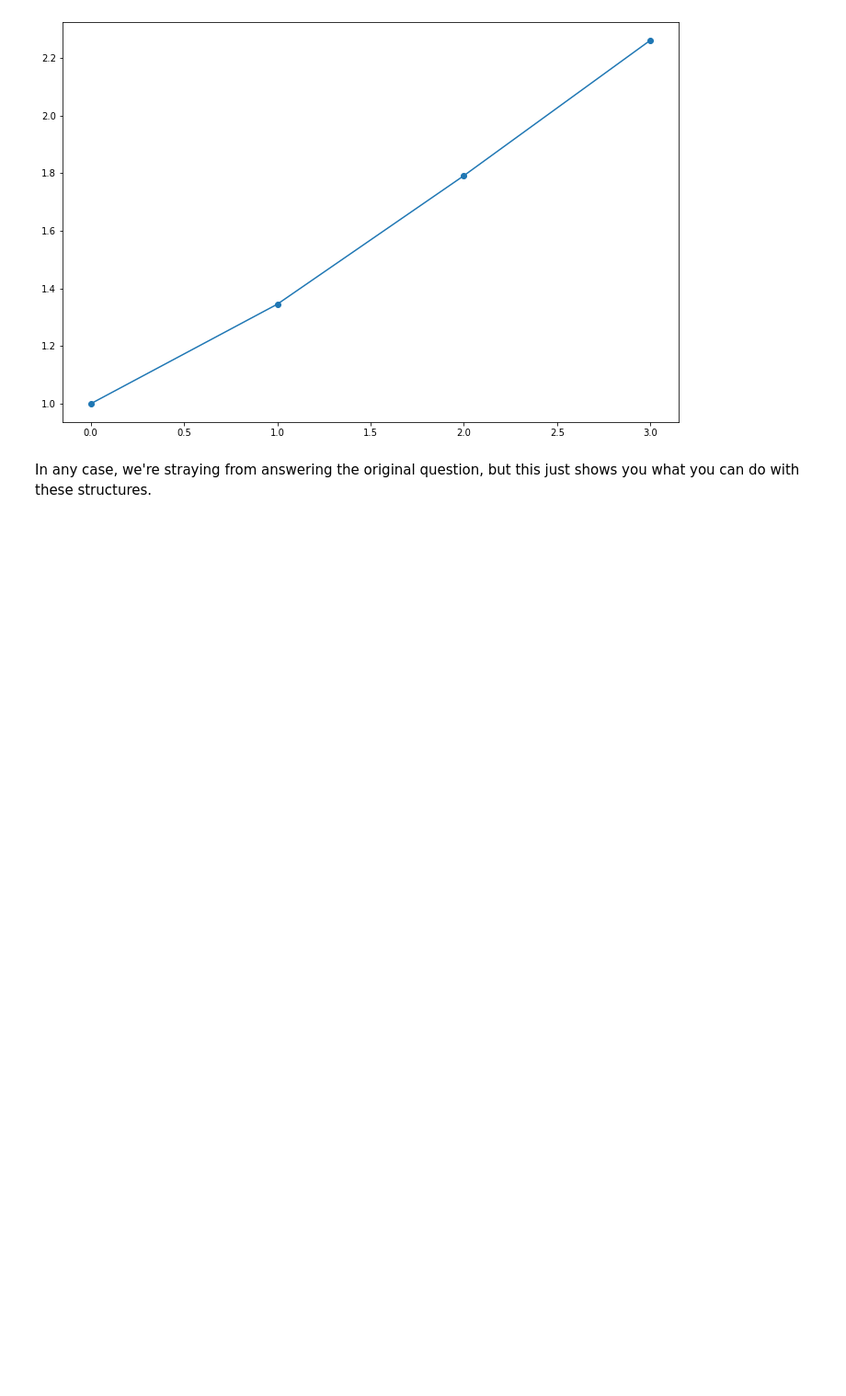
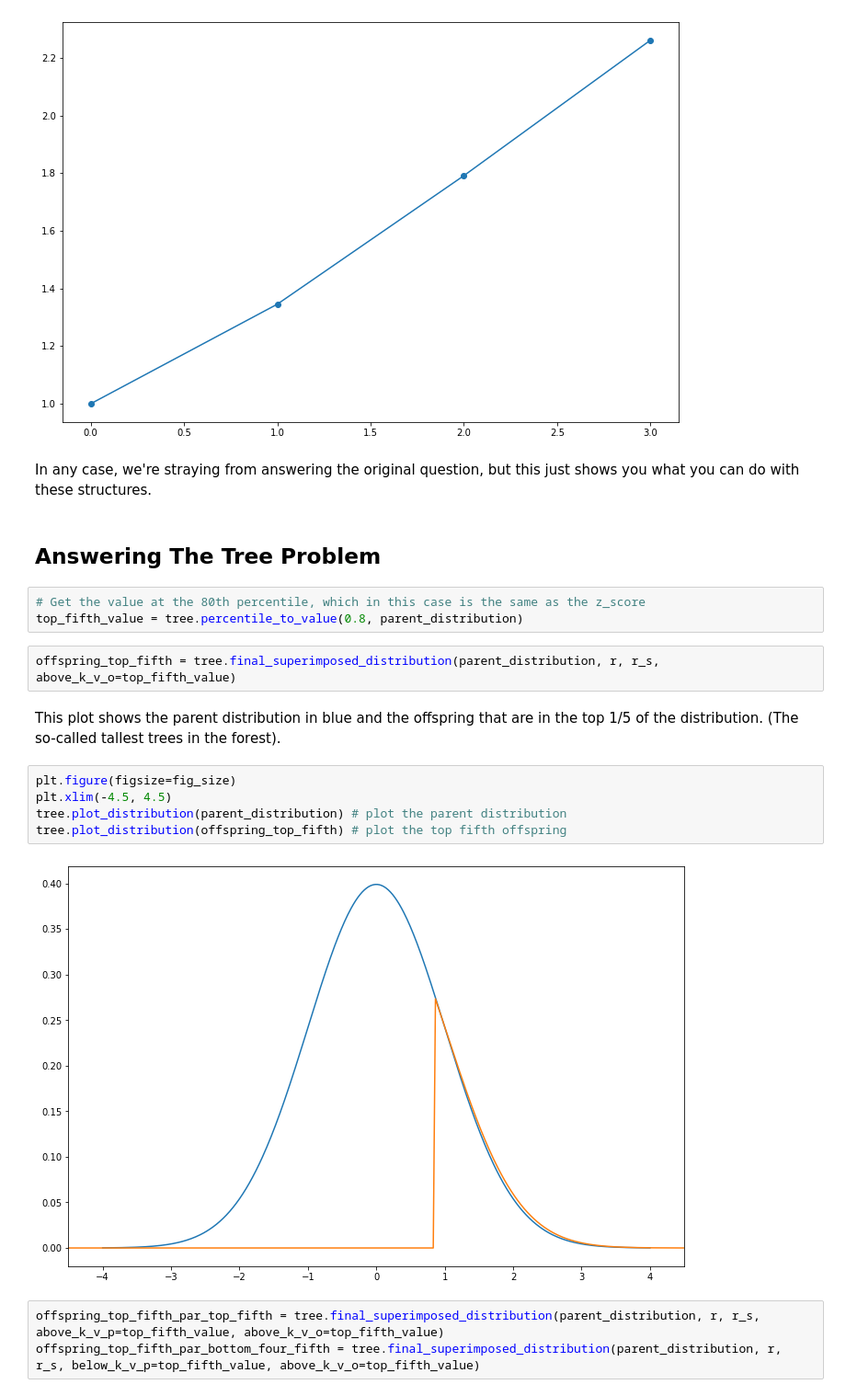
Before and after one commit to jessebmurray/polygenic, a Jupyter notebook: tree_project_explainer.ipynb, the cells around one changed output. Shown at 92% size. Saved outputs shown, nothing was run; the diff lists cells and outputs as text; blank space fills up the shorter version.

```diff
--- a/tree_project_explainer.ipynb
+++ b/tree_project_explainer.ipynb
@@ -212,3 +209,22 @@ tree.plot_generations_sd(generations_list, sd_accuracy_multiplier)
 [figure]
 # %% [markdown]
 In any case, we're straying from answering the original question, but this just shows you what you can do with these structures.
+# %% [markdown]
+## Answering The Tree Problem
+# %%
+# Get the value at the 80th percentile, which in this case is the same as the z_score
+top_fifth_value = tree.percentile_to_value(0.8, parent_distribution)
+# %%
+offspring_top_fifth = tree.final_superimposed_distribution(parent_distribution, r, r_s, above_k_v_o=top_fifth_value)
+# %% [markdown]
+This plot shows the parent distribution in blue and the offspring that are in the top 1/5 of the distribution. (The so-called tallest trees in the forest).
+# %%
+plt.figure(figsize=fig_size)
+plt.xlim(-4.5, 4.5)
+tree.plot_distribution(parent_distribution) # plot the parent distribution
+tree.plot_distribution(offspring_top_fifth) # plot the top fifth offspring
+# %% [output]
+[figure, added]
+# %%
+offspring_top_fifth_par_top_fifth = tree.final_superimposed_distribution(parent_distribution, r, r_s, above_k_v_p=top_fifth_value, above_k_v_o=top_fifth_value)
+offspring_top_fifth_par_bottom_four_fifth = tree.final_superimposed_distribution(parent_distribution, r, r_s, below_k_v_p=top_fifth_value, above_k_v_o=top_fifth_value)
```
Also changed, not shown: parts of 21 cells of this notebook.
